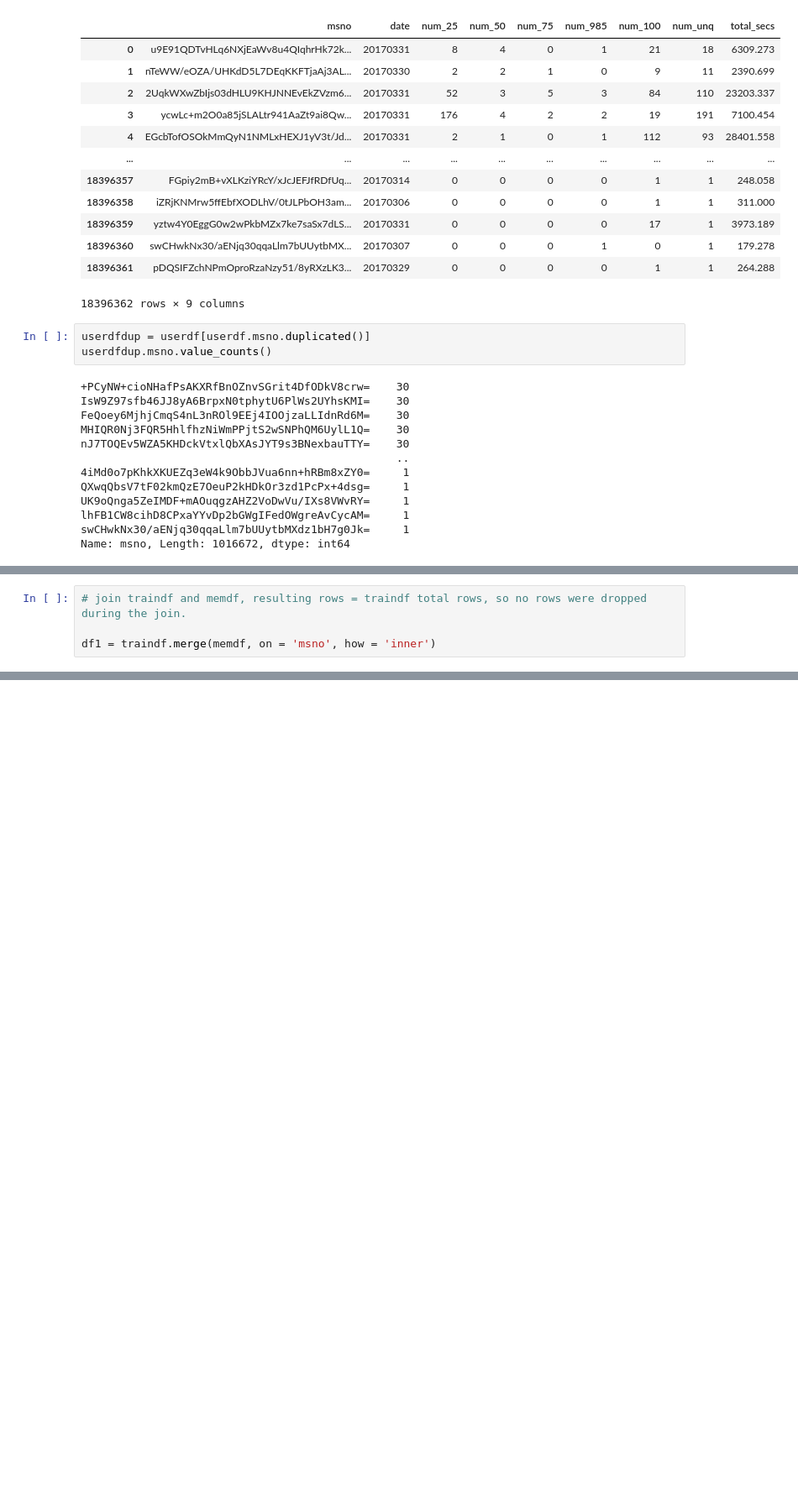
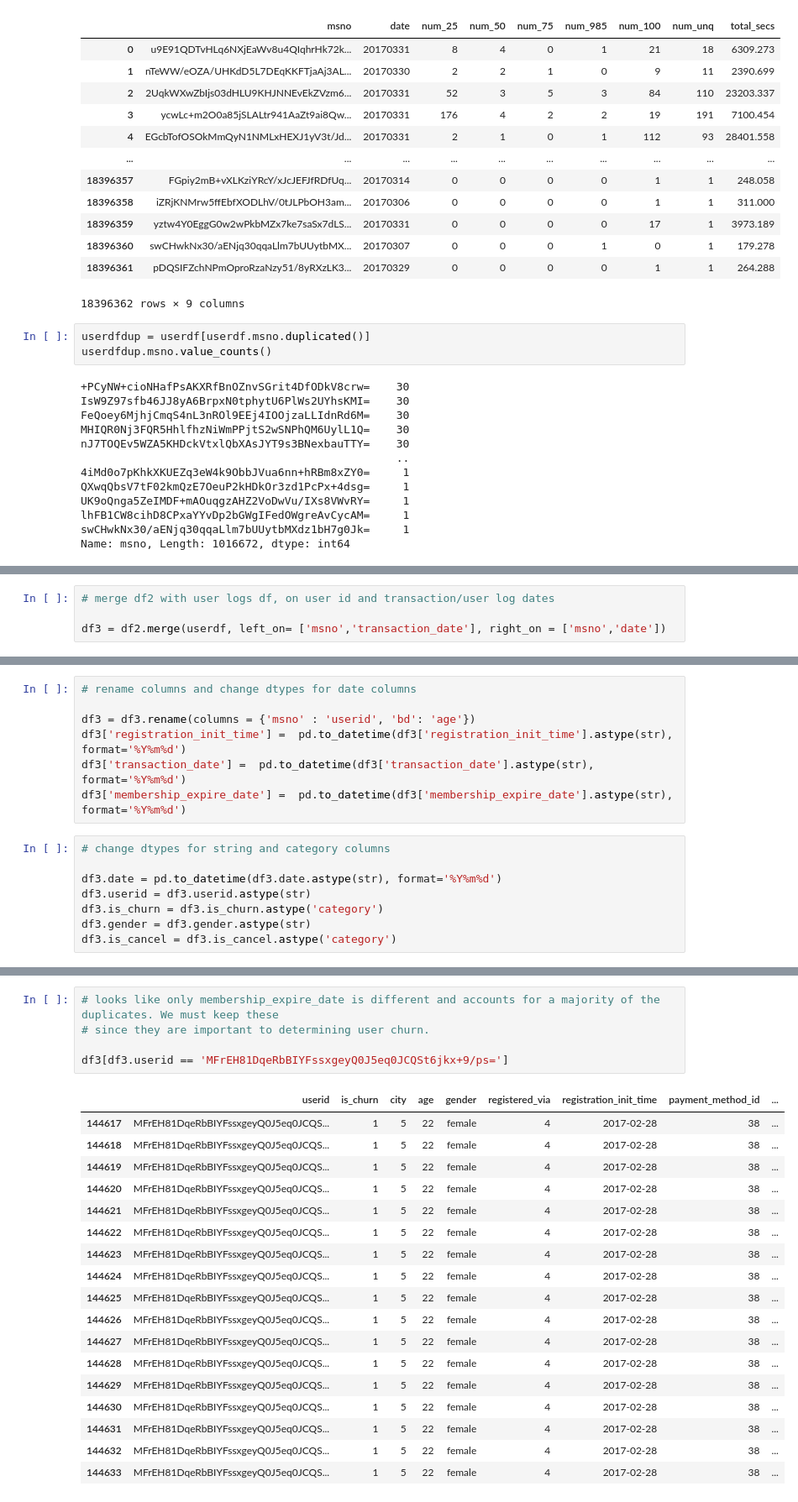
Before and after one commit to Marsha1113302/Springboard, a Jupyter notebook: Capstone2.ipynb, the cells around one changed output, grey strips where cells are left out. Shown at 84% size. Saved outputs shown, nothing was run; the diff lists cells and outputs as text; blank space fills up the shorter version.

```diff
--- a/Capstone2.ipynb
+++ b/Capstone2.ipynb
@@ -303,4 +397,4 @@ memdf[memdf.age < 0]
 # %%
-# join traindf and memdf, resulting rows = traindf total rows, so no rows were dropped during the join.
+# merge df2 with user logs df, on user id and transaction/user log dates
 
-df1 = traindf.merge(memdf, on = 'msno', how = 'inner')
+df3 = df2.merge(userdf, left_on= ['msno','transaction_date'], right_on = ['msno','date'])
@@ -365,0 +445,15 @@ True
+# %%
+# rename columns and change dtypes for date columns
+
+df3 = df3.rename(columns = {'msno' : 'userid', 'bd': 'age'})
+df3['registration_init_time'] =  pd.to_datetime(df3['registration_init_time'].astype(str), format='%Y%m%d')
+df3['transaction_date'] =  pd.to_datetime(df3['transaction_date'].astype(str), format='%Y%m%d')
+df3['membership_expire_date'] =  pd.to_datetime(df3['membership_expire_date'].astype(str), format='%Y%m%d')
+# %%
+# change dtypes for string and category columns
+
+df3.date = pd.to_datetime(df3.date.astype(str), format='%Y%m%d')
+df3.userid = df3.userid.astype(str)
+df3.is_churn = df3.is_churn.astype('category')
+df3.gender = df3.gender.astype(str)
+df3.is_cancel = df3.is_cancel.astype('category')
@@ -365,0 +492,24 @@ True
+# %%
+# looks like only membership_expire_date is different and accounts for a majority of the duplicates. We must keep these
+# since they are important to determining user churn.
+
+df3[df3.userid == 'MFrEH81DqeRbBIYFssxgeyQ0J5eq0JCQSt6jkx+9/ps=']
+# %% [output]
+|  | userid | is_churn | city | age | gender | registered_via | registration_init_time | payment_method_id | ... |
+| 144617 | MFrEH81DqeRbBIYFssxgeyQ0J5eq0JCQS... | 1 | 5 | 22 | female | 4 | 2017-02-28 | 38 | ... |
+| 144618 | MFrEH81DqeRbBIYFssxgeyQ0J5eq0JCQS... | 1 | 5 | 22 | female | 4 | 2017-02-28 | 38 | ... |
+| 144619 | MFrEH81DqeRbBIYFssxgeyQ0J5eq0JCQS... | 1 | 5 | 22 | female | 4 | 2017-02-28 | 38 | ... |
+| 144620 | MFrEH81DqeRbBIYFssxgeyQ0J5eq0JCQS... | 1 | 5 | 22 | female | 4 | 2017-02-28 | 38 | ... |
+| 144621 | MFrEH81DqeRbBIYFssxgeyQ0J5eq0JCQS... | 1 | 5 | 22 | female | 4 | 2017-02-28 | 38 | ... |
+| 144622 | MFrEH81DqeRbBIYFssxgeyQ0J5eq0JCQS... | 1 | 5 | 22 | female | 4 | 2017-02-28 | 38 | ... |
+| 144623 | MFrEH81DqeRbBIYFssxgeyQ0J5eq0JCQS... | 1 | 5 | 22 | female | 4 | 2017-02-28 | 38 | ... |
+| 144624 | MFrEH81DqeRbBIYFssxgeyQ0J5eq0JCQS... | 1 | 5 | 22 | female | 4 | 2017-02-28 | 38 | ... |
+| 144625 | MFrEH81DqeRbBIYFssxgeyQ0J5eq0JCQS... | 1 | 5 | 22 | female | 4 | 2017-02-28 | 38 | ... |
+| 144626 | MFrEH81DqeRbBIYFssxgeyQ0J5eq0JCQS... | 1 | 5 | 22 | female | 4 | 2017-02-28 | 38 | ... |
+| 144627 | MFrEH81DqeRbBIYFssxgeyQ0J5eq0JCQS... | 1 | 5 | 22 | female | 4 | 2017-02-28 | 38 | ... |
+| 144628 | MFrEH81DqeRbBIYFssxgeyQ0J5eq0JCQS... | 1 | 5 | 22 | female | 4 | 2017-02-28 | 38 | ... |
+| 144629 | MFrEH81DqeRbBIYFssxgeyQ0J5eq0JCQS... | 1 | 5 | 22 | female | 4 | 2017-02-28 | 38 | ... |
+| 144630 | MFrEH81DqeRbBIYFssxgeyQ0J5eq0JCQS... | 1 | 5 | 22 | female | 4 | 2017-02-28 | 38 | ... |
+| 144631 | MFrEH81DqeRbBIYFssxgeyQ0J5eq0JCQS... | 1 | 5 | 22 | female | 4 | 2017-02-28 | 38 | ... |
+| 144632 | MFrEH81DqeRbBIYFssxgeyQ0J5eq0JCQS... | 1 | 5 | 22 | female | 4 | 2017-02-28 | 38 | ... |
+| 144633 | MFrEH81DqeRbBIYFssxgeyQ0J5eq0JCQS... | 1 | 5 | 22 | female | 4 | 2017-02-28 | 38 | ... |
```
Also changed, not shown: parts of 43 cells of this notebook.
